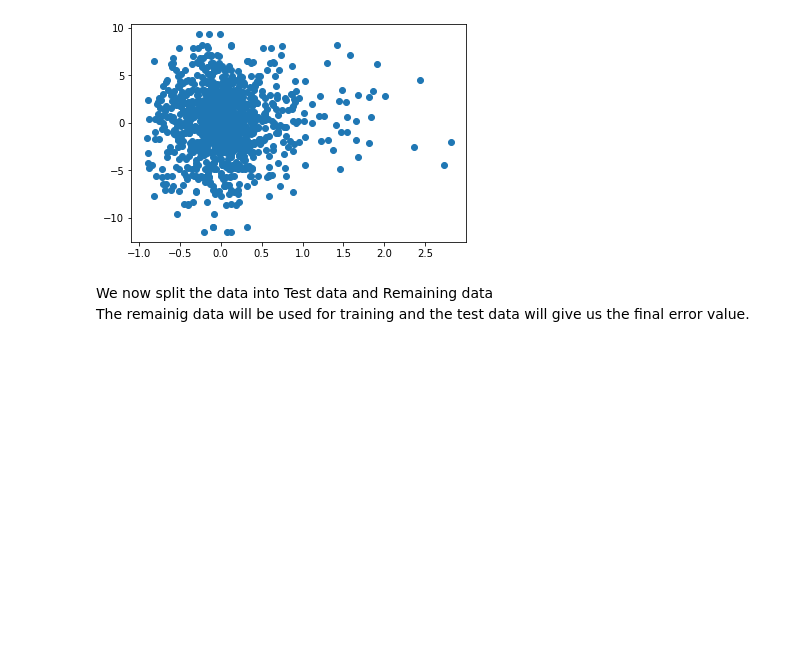
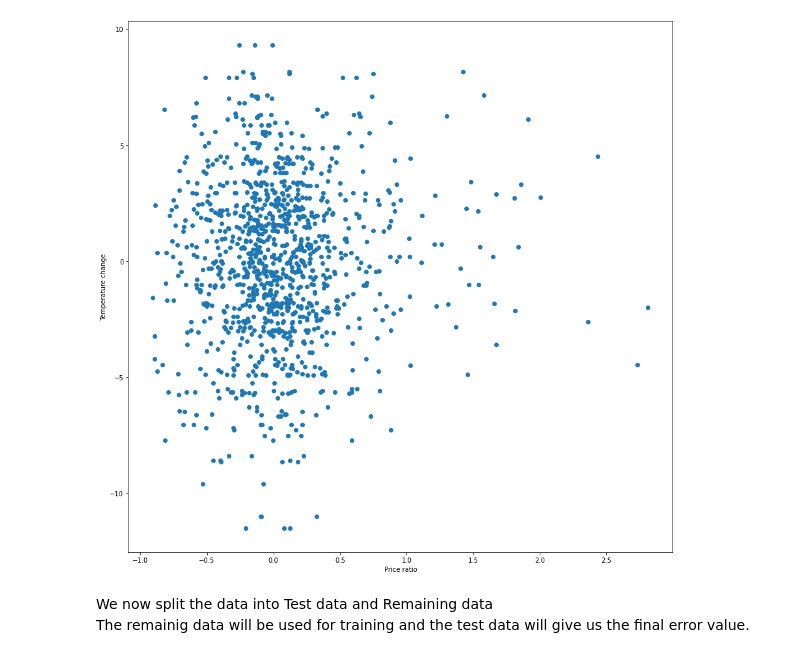
Before and after one commit to LinuzJ/ml-energy-prices, a Jupyter notebook: project.ipynb, the cells around one changed output. Drawn from its saved outputs; the diff is of its cells as text; code cells hidden in the pictures; blank space fills up the shorter version.

Commit message:
plots

```diff
--- a/project.ipynb
+++ b/project.ipynb
@@ -60,10 +60,13 @@ y = df['PriceRatio'].to_numpy()
 X = X.reshape(-1, 1)
 # %%
 # Plot the data
+plt.figure(figsize=(15, 15))
 plt.scatter(df['PriceRatio'],df['TempDif'])
+plt.ylabel('Temperature change')
+plt.xlabel('Price ratio')
 plt.show()
 # %% [output]
-[figure, old version]
+[figure, new version]
 # %% [markdown]
 We now split the data into Test data and Remaining data <br>
 The remainig data will be used for training and the test data will give us the final error value.
```
Also changed, not shown: parts of 1 cell of this notebook.
